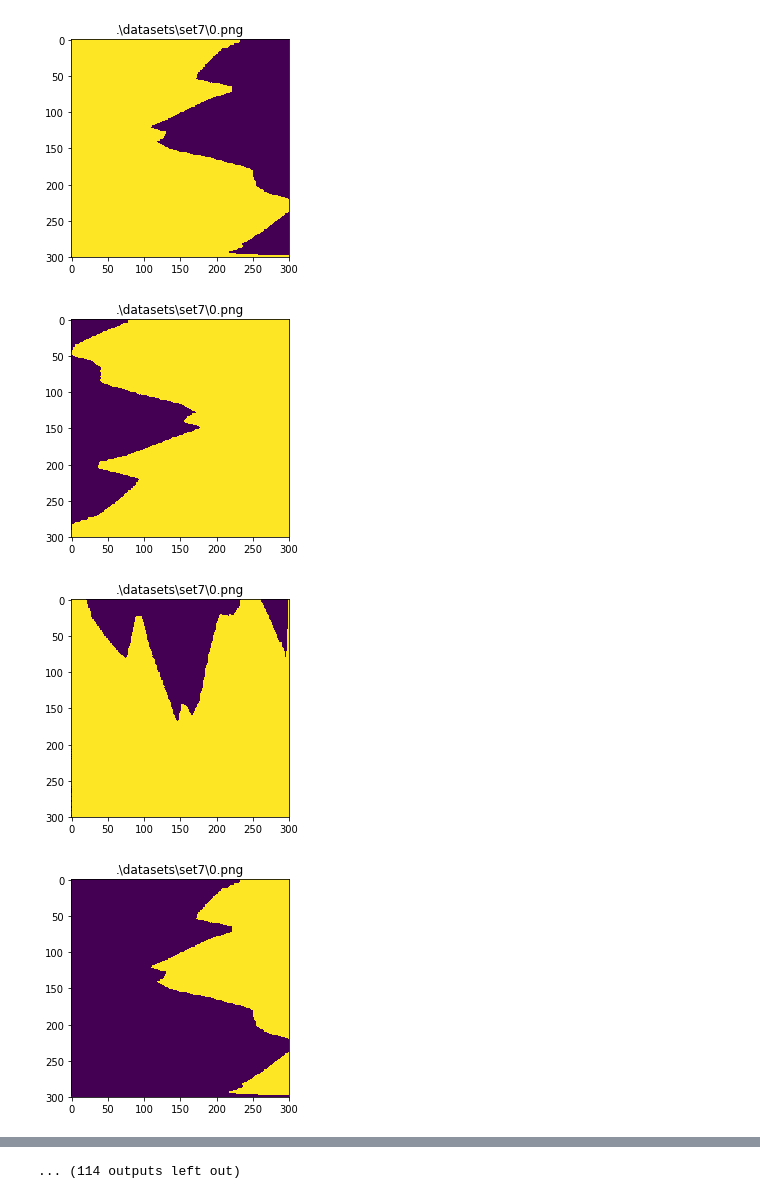
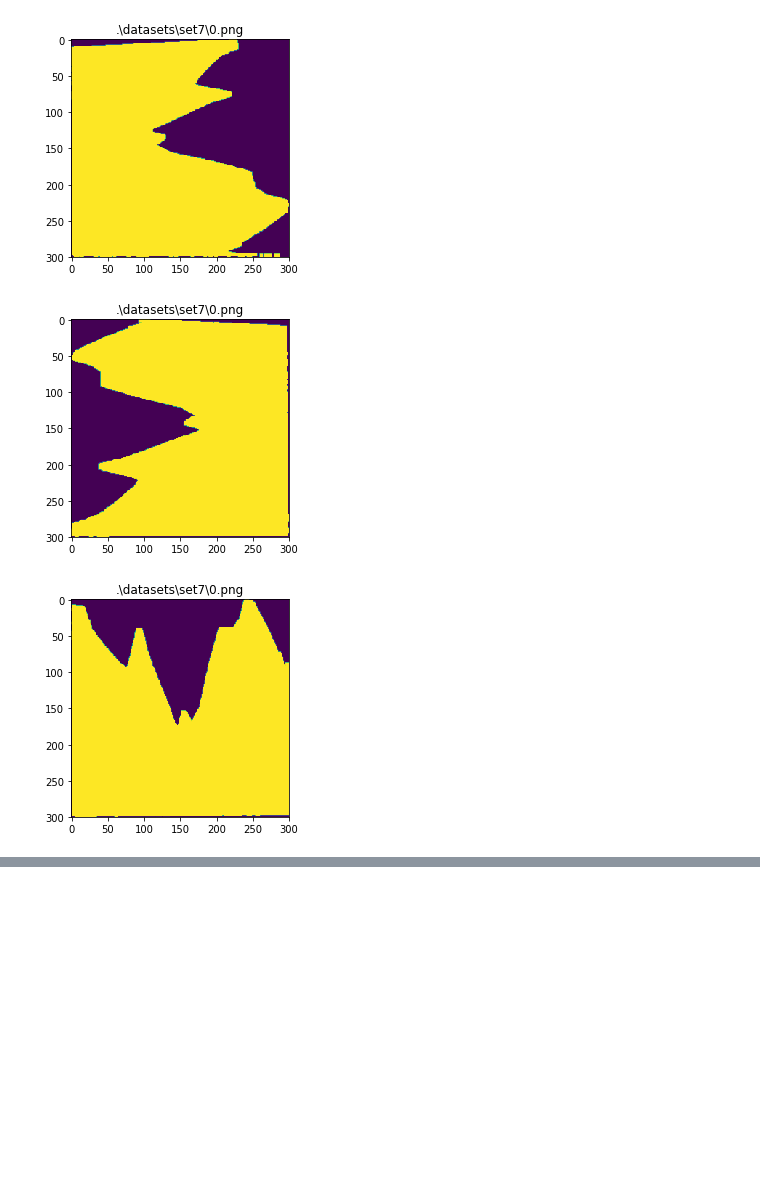
Before and after one commit to damjur/MatchingAbstracts, a Jupyter notebook: Untitled1_v2.ipynb, the cells around one changed output, grey strips where cells are left out. Saved outputs shown, nothing was run; the diff lists cells and outputs as text; code cells hidden in the pictures; blank space fills up the shorter version.

```diff
--- a/Untitled1_v2.ipynb
+++ b/Untitled1_v2.ipynb
@@ -57,7 +57,7 @@ def getPointsToCutOut(points,others):
     l4 = (l2[0],l2[1],-l2[0]*p5[0]-l2[1]*p5[1])
     p6 = getLinesCrossing(*l1,*l4)
     p7 = getLinesCrossing(*l3,*l4)
-    return np.array([[p6],[p2],[p3],[p7]])
+    return np.array([[p6],[p2],[p3],[p7]])#[[0,0],[0,height],[width,height],[width,0]]
 
 def checkIfCorrect(points,width,height):
     for p in points:
@@ -93,39 +93,62 @@ def getPropositions(path):
 
     propositions = []
     negpropositions = []
+    width,height = 300,300
+    d = 0
     for sel in selections:
-        pts2 = np.float32([[0,0],[0,300],[300,300],[300,0]])
+        pts2 = np.float32([[d,d],[d,height-d],[width-d,height-d],[width-d,d]])
         pts1 = np.float32(sel[:,0,:])
-        M = cv2.getPerspectiveTransform(pts1,pts2)
-        dst = cv2.warpPerspective(image,M,(300,300))
+
+        H = cv2.findHomography(pts1,pts2)[0]
+
+        h1,w1 = image.shape
+        h2,w2 = image.shape
+        pts1 = np.float32([[0,0],[0,h1],[w1,h1],[w1,0]]).reshape(-1,1,2)
+        pts2 = np.float32([[0,0],[0,h2],[w2,h2],[w2,0]]).reshape(-1,1,2)
+        pts2_ = cv2.perspectiveTransform(pts1, H)
+        pts = np.concatenate((pts1, pts2_), axis=0)
+        [xmin, ymin] = np.int32(pts.min(axis=0).ravel() - 0.5)
+        [xmax, ymax] = np.int32(pts.max(axis=0).ravel() + 0.5)
+        t = [-xmin,-ymin]
+        Ht = np.array([[1,0,t[0]],[0,1,t[1]],[0,0,1]]) # translate
+
+        dst = cv2.warpPerspective(image, Ht.dot(H), (xmax-xmin, ymax-ymin))
         dst[dst!=0] = dst.max()
+        kernel = np.ones((5,5),np.uint8)
+        dst = cv2.morphologyEx(dst, cv2.MORPH_OPEN, kernel)
+        dst = dst[:,~np.all(dst==0,axis=0)]
+        dst = dst[~np.all(dst==0,axis=1),:]
+        dst = dst[:,~np.all(dst==1,axis=0)]
+        dst = dst[~np.all(dst==1,axis=1),:]
+
+        dst = cv2.resize(dst,(width,height))
+
         neg = dst.max() - dst
 
         propositions += [dst]
-        negpropositions += [neg]
+#         negpropositions += [neg]
     return propositions,negpropositions
 # %%
 directpath = '.\datasets\set7'
 
 if __name__=="__main__":
     if os.path.exists(directpath):
         n = len(os.listdir(directpath))-1
-        for i in range(n):
+        for i in range(1):
             filename = os.path.join(directpath,str(i)+'.png')
             if os.path.exists(filename) and os.access(filename,os.R_OK):
                 props,negprops = getPropositions(filename)
 
                 for prop in props:
                     plt.figure()
                     plt.title(filename)
                     plt.imshow(prop)
 
                 for prop in negprops:
                     plt.figure()
                     plt.title(filename)
                     plt.imshow(prop)
 # %% [output]
-[figure, old version]
+[figure, new version]
-[figure, old version]
+[figure, new version]
-[figure, old version]
+[figure, new version]
-[figure, removed]
@@ -140 +154,0 @@ if __name__=="__main__":
-... (114 outputs left out)
```
Also changed, not shown: parts of 1 cell of this notebook.
